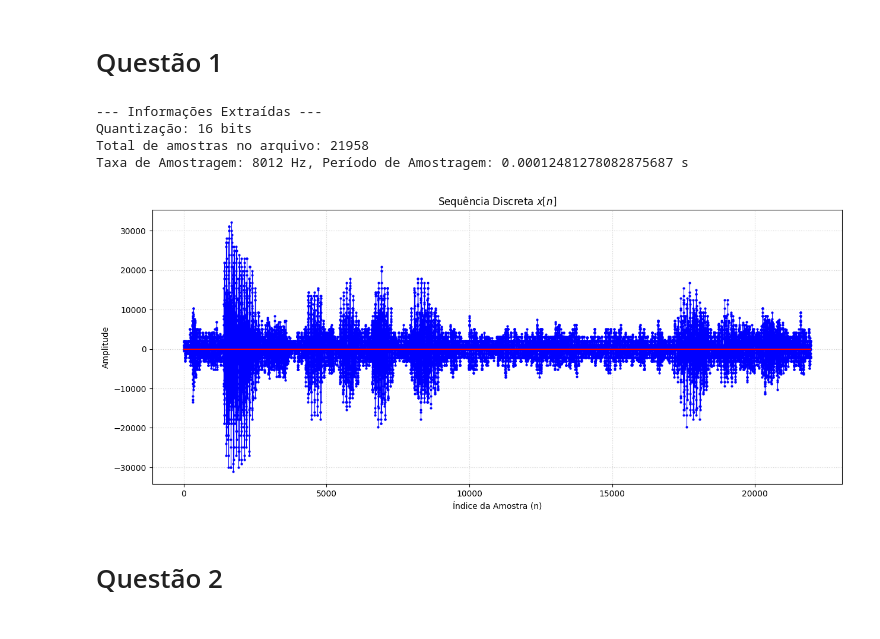
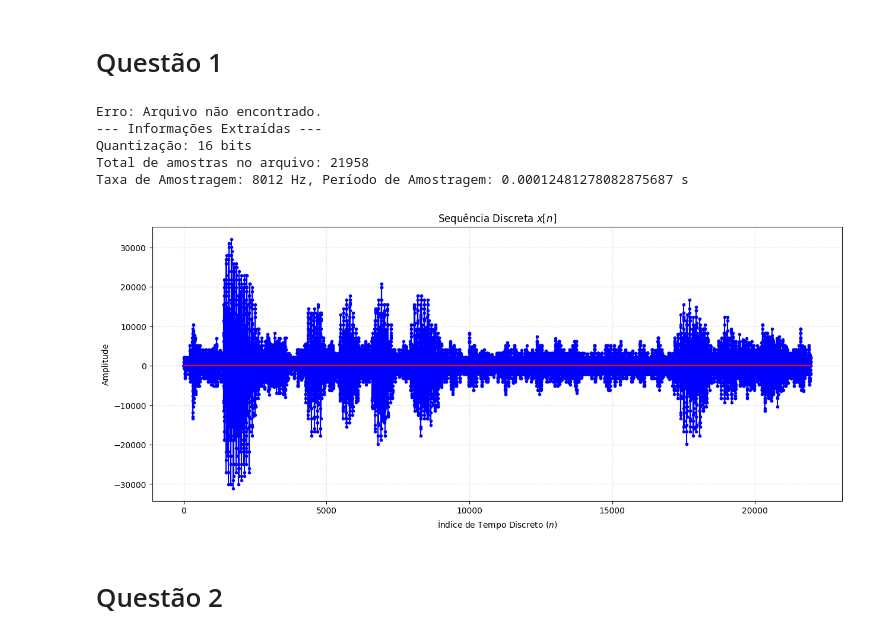
Before and after one commit to DaniDanyDani/CEL100-UFJF, a Jupyter notebook: src/Trabalho1.ipynb, the cells around one changed output. Cells and saved outputs as stored; diff of their text form; code cells hidden in the pictures.

```diff
--- a/src/Trabalho1.ipynb
+++ b/src/Trabalho1.ipynb
@@ -3,66 +3,50 @@
 # %%
 import numpy as np
 import matplotlib.pyplot as plt
 from scipy.io import wavfile
 
 NOME_ARQUIVO = '../data/forcewithyou.wav'
 
-
 try:
-    samplerate, data = wavfile.read(NOME_ARQUIVO)
-
-    if len(data.shape) > 1:
-        data = data[:, 0]
-
-    # 2. Extrair informações
-    bits_quantizacao = data.dtype.itemsize * 8
-    num_amostras_total = data.shape[0]
-
-    inicio = 0
-    fim = data.shape[0]
-    n_fragmento = np.arange(inicio, fim)
-    data_fragmento = data[inicio:fim]
-
+    fs, data = wavfile.read(NOME_ARQUIVO)
+    if len(data.shape) > 1: data = data[:, 0] # Mono
 
     x_n = {
         'x': data,
         'N': data.shape[0],
-        'Resolution': bits_quantizacao,
-        'fs': samplerate,
-        'ts': 1/samplerate
+        'fs': fs,
+        'ts': 1/fs,
+        'Resolution': data.dtype.itemsize * 8
     }
+    print("Erro: Arquivo não encontrado.")
 
     print(f"--- Informações Extraídas ---")
     print(f"Quantização: {x_n['Resolution']} bits")
     print(f"Total de amostras no arquivo: {x_n['N']}")
     print(f"Taxa de Amostragem: {x_n['fs']} Hz, Período de Amostragem: {x_n['ts']} s")
 
-    def plot_x_n(x_n, i, f, title):
-        plt.figure(figsize=(15, 6))
+except FileNotFoundError:
+    print(f"Arquivo '{NOME_ARQUIVO}' não encontrado.")
 
-        markerline, stemlines, baseline = plt.stem(np.arange(i, f), x_n['x'],
-                                                linefmt='b-', markerfmt='.', basefmt='r-')
-
-        plt.setp(stemlines, 'linewidth', 0.8)
-        plt.setp(markerline, 'markersize', 4)
-
-        plt.title(title)
-        plt.xlabel("Índice da Amostra (n)")
-        plt.ylabel("Amplitude")
-        plt.grid(True, linestyle=':', alpha=0.6)
+def plot_x_n(sinal_dict, i, f, title):
+    plt.figure(figsize=(15, 6))
+    n = np.arange(i, f)
+    plt.stem(n, sinal_dict['x'][i:f], linefmt='b-', markerfmt='.', basefmt='r-')
+    plt.title(title)
+    plt.xlabel("Índice de Tempo Discreto ($n$)")
+    plt.ylabel("Amplitude")
+    plt.grid(True, linestyle=':', alpha=0.6)
 
 
-    plot_x_n(x_n, 0, x_n['N'], f"Sequência Discreta $x[n]$")
-    plt.show()
-
-except FileNotFoundError:
-    print(f"Arquivo '{NOME_ARQUIVO}' não encontrado.")
+plot_x_n(x_n, 0, x_n['N'], "Sequência Discreta $x[n]$")
+plt.show()
 # %% [output]
+Erro: Arquivo não encontrado.
 --- Informações Extraídas ---
 Quantização: 16 bits
 Total de amostras no arquivo: 21958
 Taxa de Amostragem: 8012 Hz, Período de Amostragem: 0.00012481278082875687 s
-[figure, old version]
+[figure, new version]
 # %% [markdown]
 # Questão 2
 # %% [markdown]
```
Also changed, not shown: parts of 6 cells of this notebook, 3 other files.
